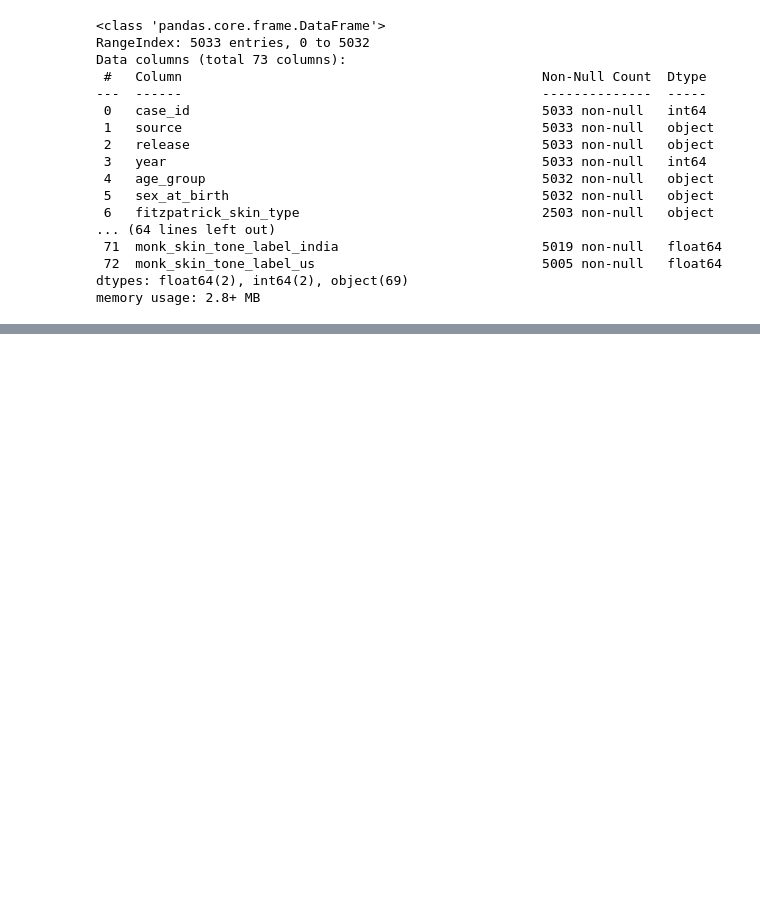
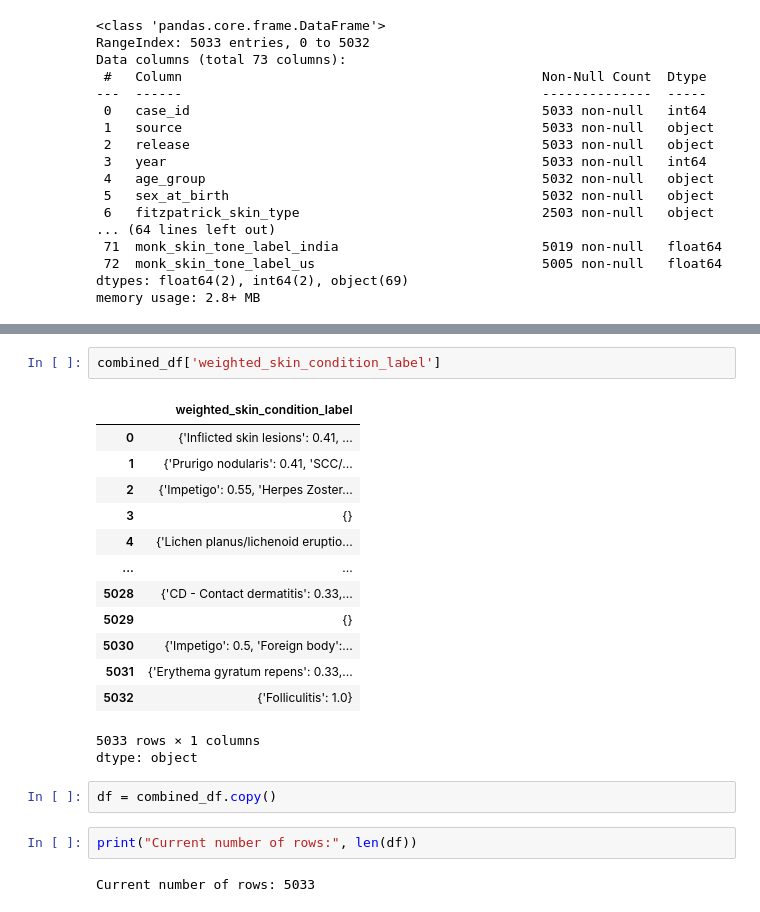
Before and after one commit to wildg/Scin-Data-Modeling, a Jupyter notebook: model.ipynb, the cells around one changed output, grey strips where cells are left out. Saved outputs shown, nothing was run; the diff lists cells and outputs as text; blank space fills up the shorter version.

```diff
--- a/model.ipynb
+++ b/model.ipynb
@@ -118,0 +141,23 @@ memory usage: 2.8+ MB
+# %%
+combined_df['weighted_skin_condition_label']
+# %% [output]
+|  | weighted_skin_condition_label |
+| 0 | {'Inflicted skin lesions': 0.41, ... |
+| 1 | {'Prurigo nodularis': 0.41, 'SCC/... |
+| 2 | {'Impetigo': 0.55, 'Herpes Zoster... |
+| 3 | {} |
+| 4 | {'Lichen planus/lichenoid eruptio... |
+| ... | ... |
+| 5028 | {'CD - Contact dermatitis': 0.33,... |
+| 5029 | {} |
+| 5030 | {'Impetigo': 0.5, 'Foreign body':... |
+| 5031 | {'Erythema gyratum repens': 0.33,... |
+| 5032 | {'Folliculitis': 1.0} |
+5033 rows × 1 columns
+dtype: object
+# %%
+df = combined_df.copy()
+# %%
+print("Current number of rows:", len(df))
+# %% [output]
+Current number of rows: 5033
```
Also changed, not shown: parts of 20 cells of this notebook.
